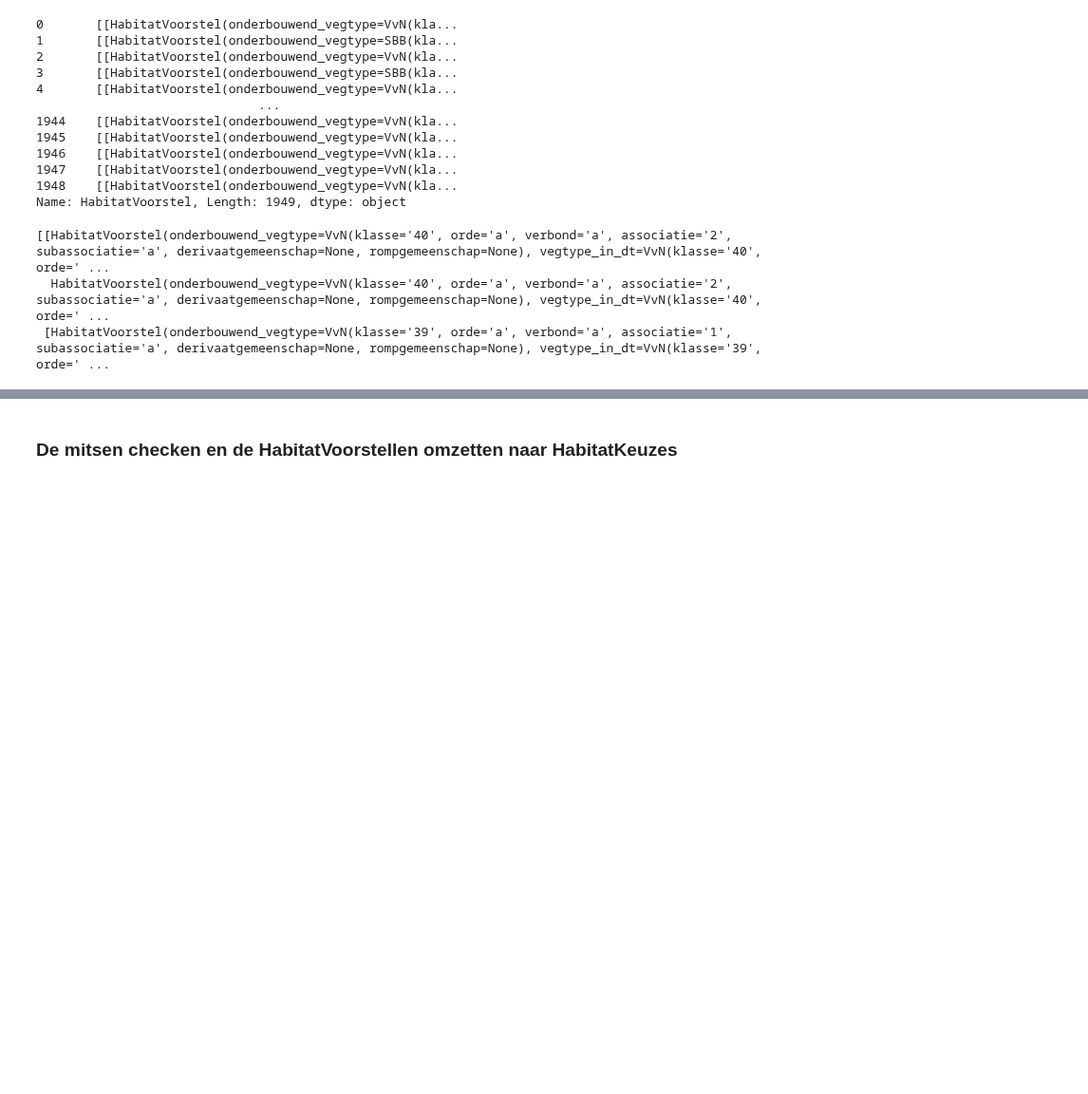
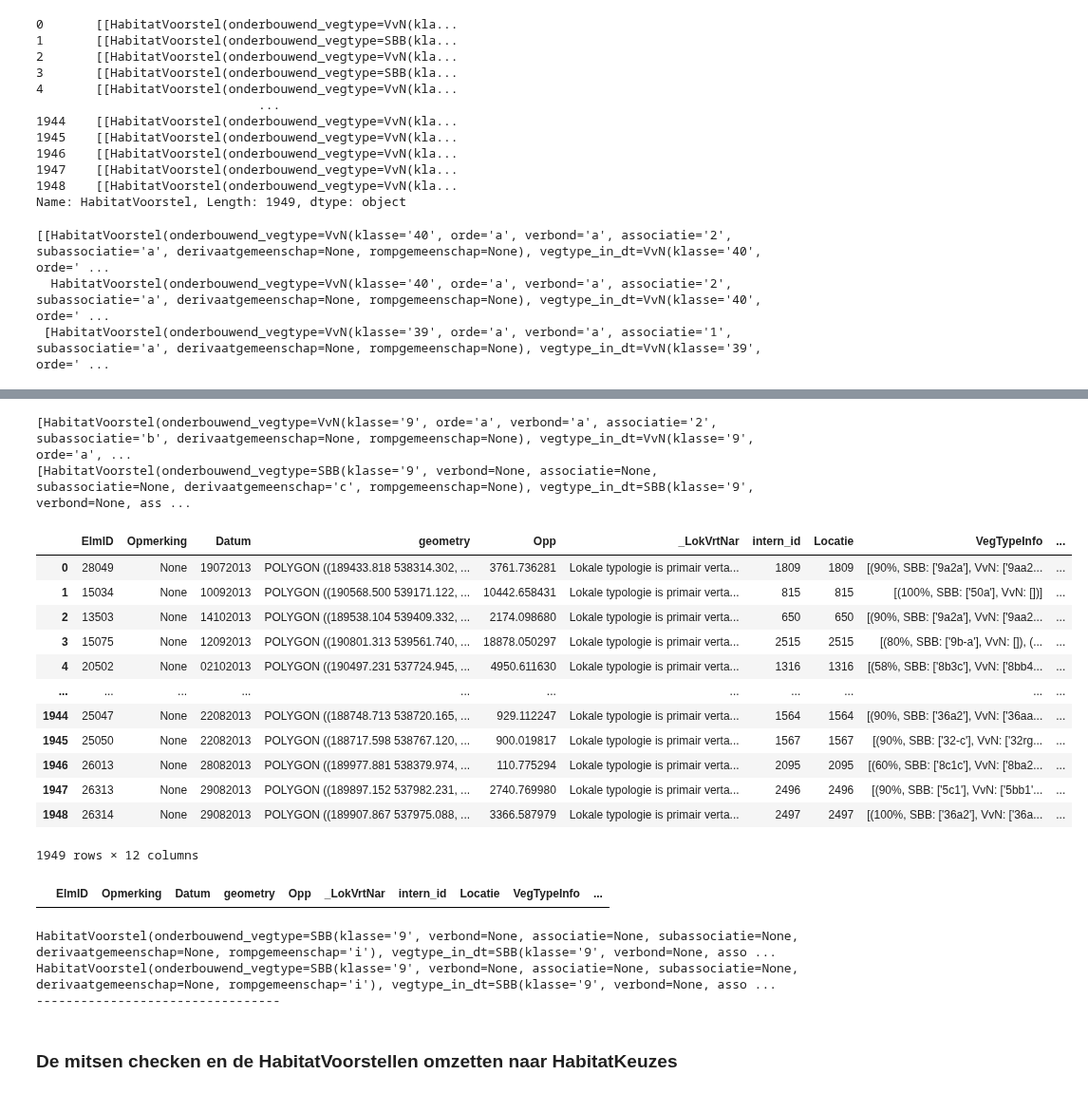
Before and after one commit to Spheer-ai/veg2hab, a Jupyter notebook: notebooks/functionality_test.ipynb, the cells around one changed output, grey strips where cells are left out. Shown at 95% size. Saved outputs shown, nothing was run; the diff lists cells and outputs as text; code cells hidden in the pictures; blank space fills up the shorter version.

```diff
--- a/notebooks/functionality_test.ipynb
+++ b/notebooks/functionality_test.ipynb
@@ -149,0 +171,6 @@ access_kartering.gdf["HabitatVoorstel"][45]
+# %%
+for x in access_kartering.gdf[access_kartering.gdf["ElmID"] == 7045]["HabitatVoorstel"].iloc[0]:
+    print(x)
+# %% [output]
+[HabitatVoorstel(onderbouwend_vegtype=VvN(klasse='9', orde='a', verbond='a', associatie='2', subassociatie='b', derivaatgemeenschap=None, rompgemeenschap=None), vegtype_in_dt=VvN(klasse='9', orde='a', ...
+[HabitatVoorstel(onderbouwend_vegtype=SBB(klasse='9', verbond=None, associatie=None, subassociatie=None, derivaatgemeenschap='c', rompgemeenschap=None), vegtype_in_dt=SBB(klasse='9', verbond=None, ass ...
@@ -150,3 +180,37 @@ access_kartering.gdf["HabitatVoorstel"][45]
+# %%
+g = access_kartering.gdf
+g
+# %% [output]
+|  | ElmID | Opmerking | Datum | geometry | Opp | _LokVrtNar | intern_id | Locatie | VegTypeInfo | ... |
+| 0 | 28049 | None | 19072013 | POLYGON ((189433.818 538314.302, ... | 3761.736281 | Lokale typologie is primair verta... | 1809 | 1809 | [(90%, SBB: ['9a2a'], VvN: ['9aa2... | ... |
+| 1 | 15034 | None | 10092013 | POLYGON ((190568.500 539171.122, ... | 10442.658431 | Lokale typologie is primair verta... | 815 | 815 | [(100%, SBB: ['50a'], VvN: [])] | ... |
+| 2 | 13503 | None | 14102013 | POLYGON ((189538.104 539409.332, ... | 2174.098680 | Lokale typologie is primair verta... | 650 | 650 | [(90%, SBB: ['9a2a'], VvN: ['9aa2... | ... |
+| 3 | 15075 | None | 12092013 | POLYGON ((190801.313 539561.740, ... | 18878.050297 | Lokale typologie is primair verta... | 2515 | 2515 | [(80%, SBB: ['9b-a'], VvN: []), (... | ... |
+| 4 | 20502 | None | 02102013 | POLYGON ((190497.231 537724.945, ... | 4950.611630 | Lokale typologie is primair verta... | 1316 | 1316 | [(58%, SBB: ['8b3c'], VvN: ['8bb4... | ... |
+| ... | ... | ... | ... | ... | ... | ... | ... | ... | ... | ... |
+| 1944 | 25047 | None | 22082013 | POLYGON ((188748.713 538720.165, ... | 929.112247 | Lokale typologie is primair verta... | 1564 | 1564 | [(90%, SBB: ['36a2'], VvN: ['36aa... | ... |
+| 1945 | 25050 | None | 22082013 | POLYGON ((188717.598 538767.120, ... | 900.019817 | Lokale typologie is primair verta... | 1567 | 1567 | [(90%, SBB: ['32-c'], VvN: ['32rg... | ... |
+| 1946 | 26013 | None | 28082013 | POLYGON ((189977.881 538379.974, ... | 110.775294 | Lokale typologie is primair verta... | 2095 | 2095 | [(60%, SBB: ['8c1c'], VvN: ['8ba2... | ... |
+| 1947 | 26313 | None | 29082013 | POLYGON ((189897.152 537982.231, ... | 2740.769980 | Lokale typologie is primair verta... | 2496 | 2496 | [(90%, SBB: ['5c1'], VvN: ['5bb1'... | ... |
+| 1948 | 26314 | None | 29082013 | POLYGON ((189907.867 537975.088, ... | 3366.587979 | Lokale typologie is primair verta... | 2497 | 2497 | [(100%, SBB: ['36a2'], VvN: ['36a... | ... |
+1949 rows × 12 columns
+# %%
+none_present_in_habitatkeuze = g.HabitatKeuze.apply(lambda keuzes: keuzes.count(None)) > 0
+pd.set_option('display.max_colwidth', 1000)
+pd.set_option('display.max_columns', 250)
+pd.set_option('display.width', 250)
+g[g["ElmID"]==7045][none_present_in_habitatkeuze]
+# %% [output]
+|  | ElmID | Opmerking | Datum | geometry | Opp | _LokVrtNar | intern_id | Locatie | VegTypeInfo | ... |
+# %%
+for sublist in g[none_present_in_habitatkeuze].iloc[2].HabitatVoorstel:
+    for voorstel in sublist:
+        print(voorstel)
+    print("---------------------------------")
+# %% [output]
+HabitatVoorstel(onderbouwend_vegtype=SBB(klasse='9', verbond=None, associatie=None, subassociatie=None, derivaatgemeenschap=None, rompgemeenschap='i'), vegtype_in_dt=SBB(klasse='9', verbond=None, asso ...
+HabitatVoorstel(onderbouwend_vegtype=SBB(klasse='9', verbond=None, associatie=None, subassociatie=None, derivaatgemeenschap=None, rompgemeenschap='i'), vegtype_in_dt=SBB(klasse='9', verbond=None, asso ...
+---------------------------------
 # %% [markdown]
 ### De mitsen checken en de HabitatVoorstellen omzetten naar HabitatKeuzes
 # %%
```
Also changed, not shown: parts of 11 cells of this notebook, 12 other files.
